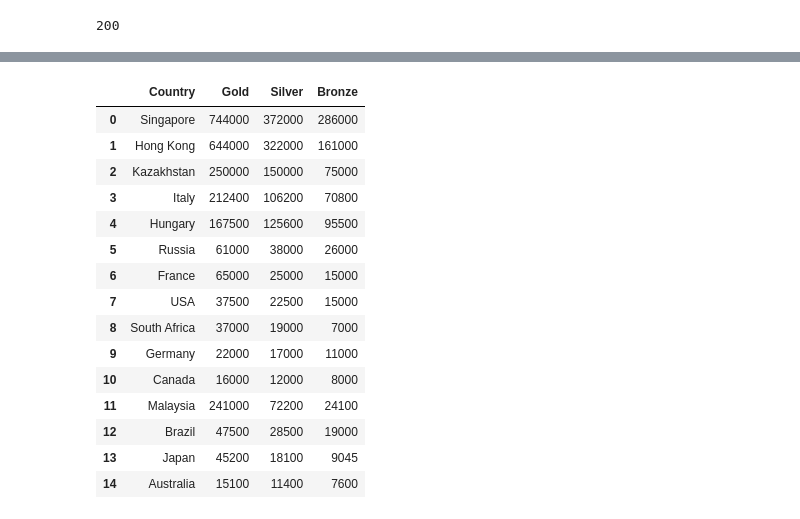
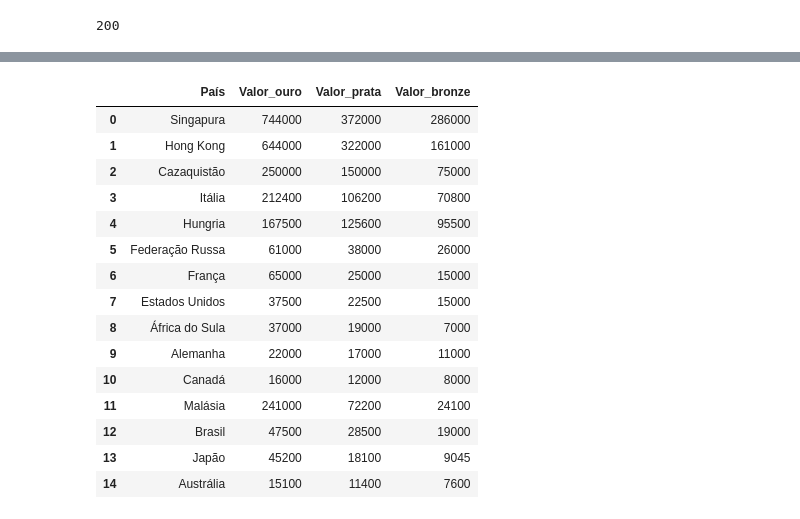
Before and after one commit to brunabellini/Projeto_Olimpiadas, a Jupyter notebook: medalsvalue.ipynb, the cells around one changed output, grey strips where cells are left out. Saved outputs shown, nothing was run; the diff lists cells and outputs as text; code cells hidden in the pictures.

```diff
--- a/medalsvalue.ipynb
+++ b/medalsvalue.ipynb
@@ -40,23 +23,21 @@ print(df)
-# %%
-df['Gold'] = df['Gold'].astype(str).str.replace("USD", "").str.replace(",", "").astype(int)
-df['Silver'] = df['Silver'].astype(str).str.replace("USD", "").str.replace(",", "").astype(int)
-df['Bronze'] = df['Bronze'].astype(str).str.replace("USD", "").str.replace(",", "").astype(int)
-
-df
-# %% [output]
-|  | Country | Gold | Silver | Bronze |
-| 0 | Singapore | 744000 | 372000 | 286000 |
-| 1 | Hong Kong | 644000 | 322000 | 161000 |
-| 2 | Kazakhstan | 250000 | 150000 | 75000 |
-| 3 | Italy | 212400 | 106200 | 70800 |
-| 4 | Hungary | 167500 | 125600 | 95500 |
-| 5 | Russia | 61000 | 38000 | 26000 |
-| 6 | France | 65000 | 25000 | 15000 |
-| 7 | USA | 37500 | 22500 | 15000 |
-| 8 | South Africa | 37000 | 19000 | 7000 |
-| 9 | Germany | 22000 | 17000 | 11000 |
-| 10 | Canada | 16000 | 12000 | 8000 |
-| 11 | Malaysia | 241000 | 72200 | 24100 |
-| 12 | Brazil | 47500 | 28500 | 19000 |
-| 13 | Japan | 45200 | 18100 | 9045 |
-| 14 | Australia | 15100 | 11400 | 7600 |
+# %%
+df= pd.read_csv('./Data/Preço-Medalhas.csv')
+# df.drop('Unnamed: 0',axis=1, inplace=True)
+df
+# %% [output]
+|  | País | Valor_ouro | Valor_prata | Valor_bronze |
+| 0 | Singapura | 744000 | 372000 | 286000 |
+| 1 | Hong Kong | 644000 | 322000 | 161000 |
+| 2 | Cazaquistão | 250000 | 150000 | 75000 |
+| 3 | Itália | 212400 | 106200 | 70800 |
+| 4 | Hungria | 167500 | 125600 | 95500 |
+| 5 | Federação Russa | 61000 | 38000 | 26000 |
+| 6 | França | 65000 | 25000 | 15000 |
+| 7 | Estados Unidos | 37500 | 22500 | 15000 |
+| 8 | África do Sula | 37000 | 19000 | 7000 |
+| 9 | Alemanha | 22000 | 17000 | 11000 |
+| 10 | Canadá | 16000 | 12000 | 8000 |
+| 11 | Malásia | 241000 | 72200 | 24100 |
+| 12 | Brasil | 47500 | 28500 | 19000 |
+| 13 | Japão | 45200 | 18100 | 9045 |
+| 14 | Austrália | 15100 | 11400 | 7600 |
```
Also changed, not shown: parts of 12 cells of this notebook, 3 other files.
